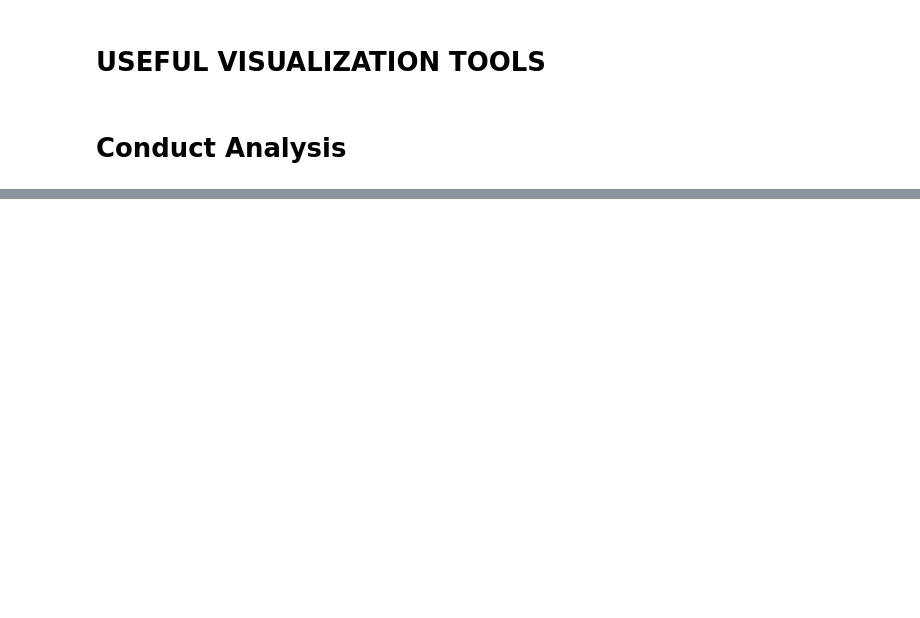
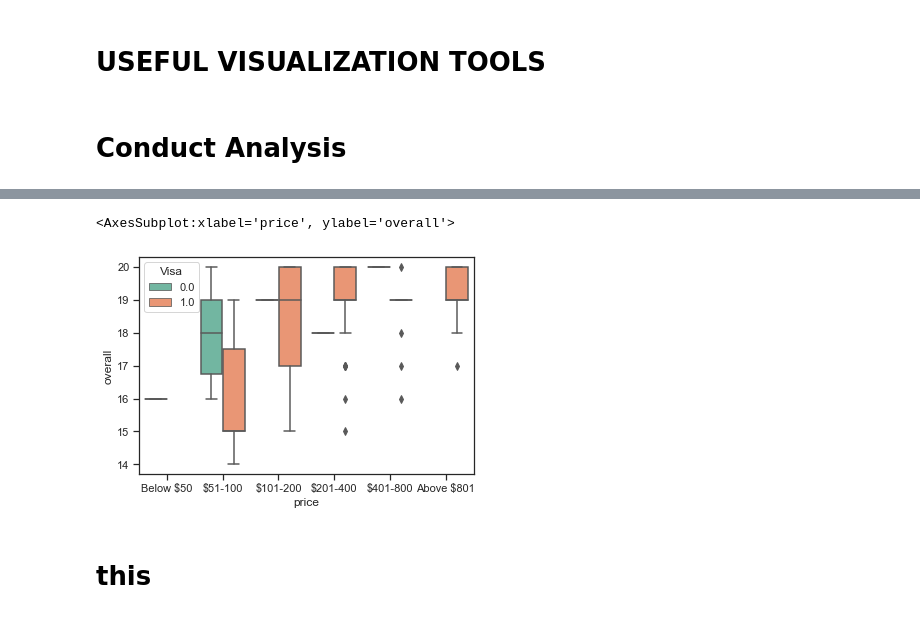
Before and after one commit to noodleconference/ISOM3400, a Jupyter notebook: Visualize_results_zoe.ipynb, the cells around one changed output, grey strips where cells are left out. Cells and saved outputs as stored; diff of their text form; code cells hidden in the pictures; blank space fills up the shorter version.

```diff
--- a/Visualize_results_zoe.ipynb
+++ b/Visualize_results_zoe.ipynb
@@ -376,7 +378,12 @@ sns.boxplot(x="location", y="overall",
             hue="Master", palette='Set2',
             data=df)
 # %%
-sns.boxplot(x="price_int", y="overall",
+sns.boxplot(x="price", y="overall",
             hue="Visa", palette='Set2',
-            data=df)
+            data=df_HK)
+# %% [output]
+<AxesSubplot:xlabel='price', ylabel='overall'>
+[figure, added]
+# %% [markdown]
+# this
 # %%
```
Also changed, not shown: parts of 11 cells of this notebook.
